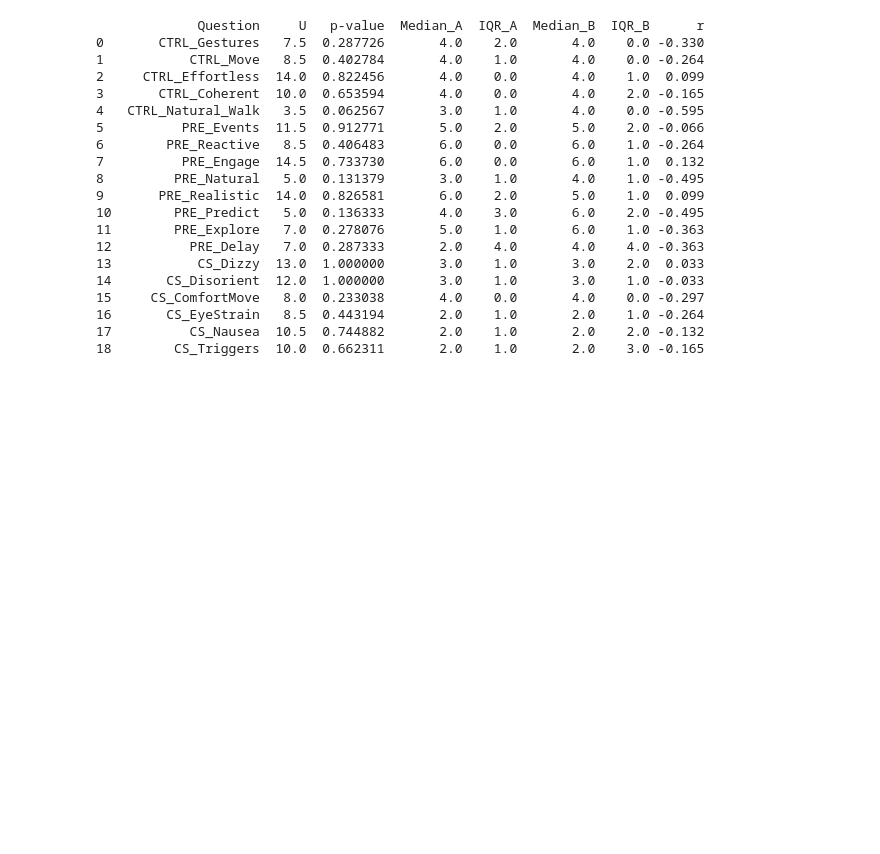
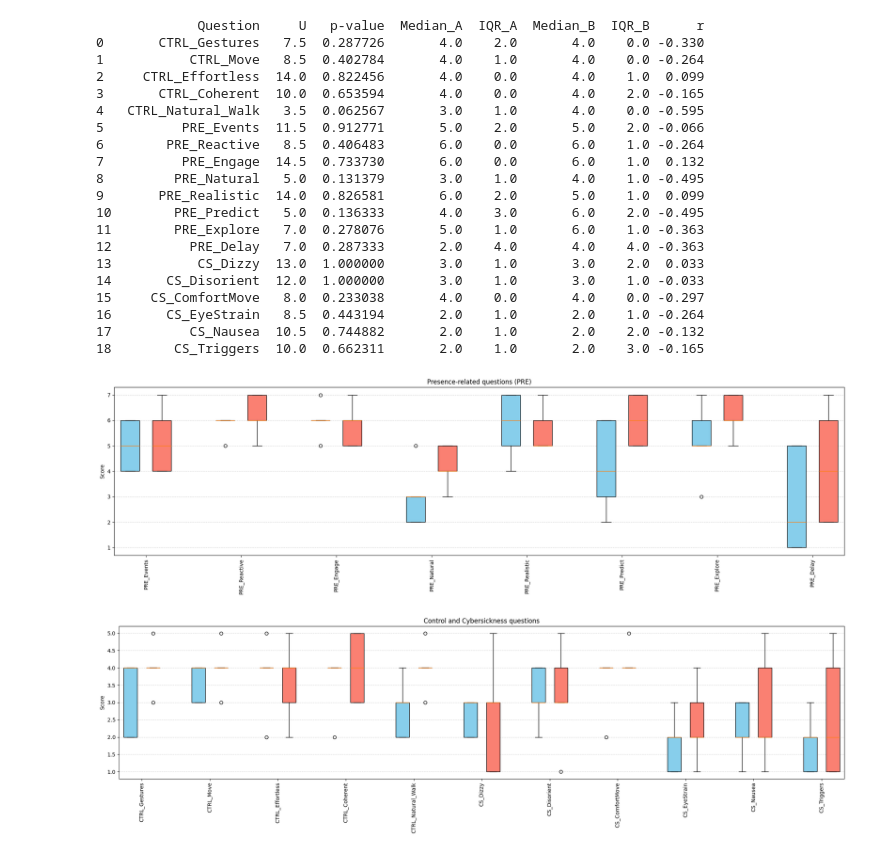
Before and after one commit to xuanuyenvu/mann-whitney-u-test-rdw, a Jupyter notebook: main.ipynb, the cells around one changed output. Drawn from its saved outputs; the diff is of its cells as text; code cells hidden in the pictures; blank space fills up the shorter version.

Commit message:
boxplot

```diff
--- a/main.ipynb
+++ b/main.ipynb
@@ -67,0 +101,33 @@ print(results_df)
+# %%
+# Separer les colonnes PRE et les autres
+pre_cols = [
+    "PRE_Events",
+    "PRE_Reactive",
+    "PRE_Engage",
+    "PRE_Natural",
+    "PRE_Realistic",
+    "PRE_Predict",
+    "PRE_Explore",
+    "PRE_Delay"
+]
+
+other_cols = [col for col in dataA.columns if col not in pre_cols]
+# %%
+# Image 1: Questions liées à la présence (PRE)
+v_boxplot(
+    dataA,
+    dataB,
+    pre_cols,
+    fig_title="Presence-related questions (PRE)"
+)
+
+# Image 2: Questions de contrôle et de cybersickness
+v_boxplot(
+    dataA,
+    dataB,
+    other_cols,
+    fig_title="Control and Cybersickness questions"
+)
+# %% [output]
+[figure, added]
+[figure, added]
```
Also changed, not shown: parts of 2 cells of this notebook.
